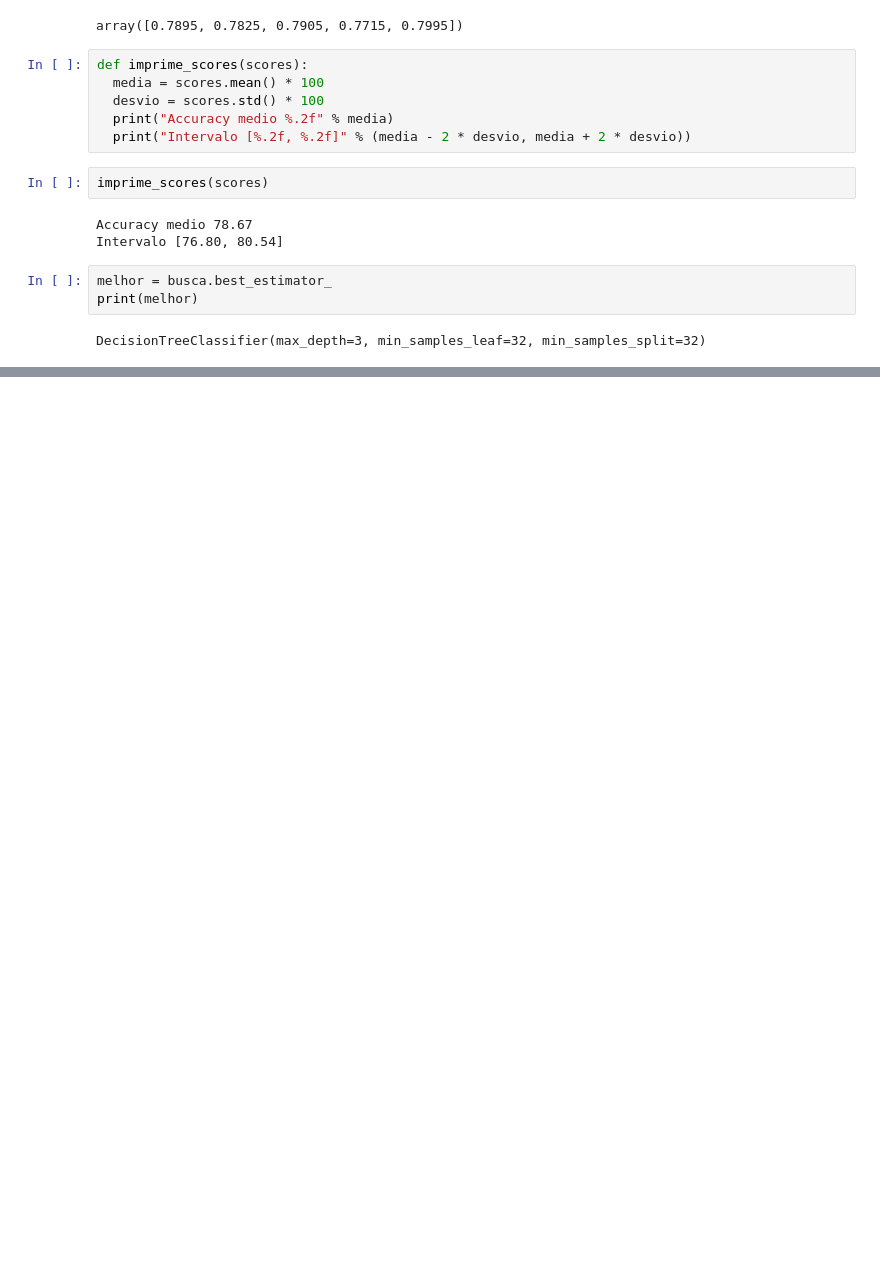
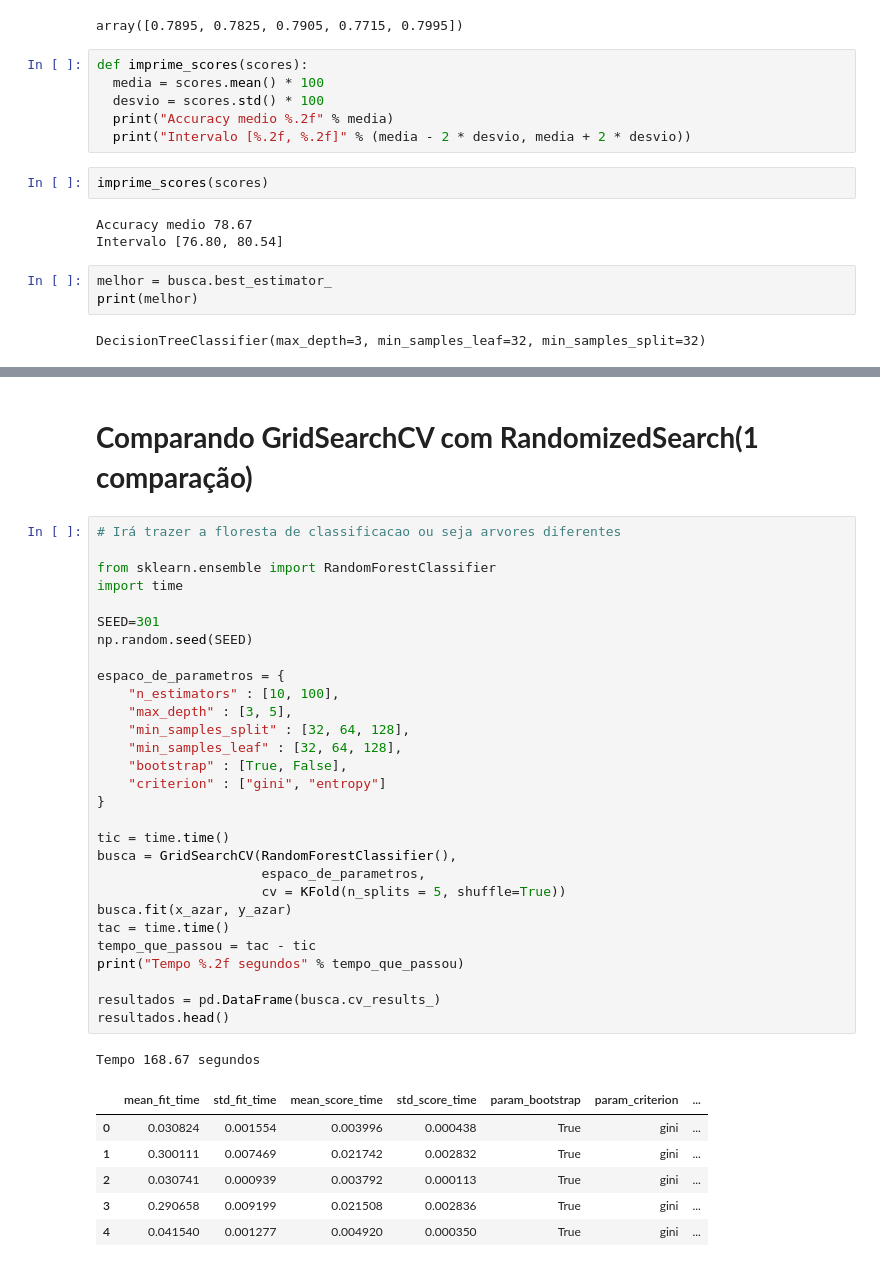
Before and after one commit to CleristonLima/Python, a Jupyter notebook: Introdução_a_machine_learning_otimização.ipynb, the cells around one changed output, grey strips where cells are left out. Cells and saved outputs as stored; diff of their text form; blank space fills up the shorter version.

```diff
--- a/Introdução_a_machine_learning_otimização.ipynb
+++ b/Introdução_a_machine_learning_otimização.ipynb
@@ -674,0 +848,39 @@ graph
+# %% [markdown]
+# **Comparando GridSearchCV com RandomizedSearch(1 comparação)**
+# %%
+# Irá trazer a floresta de classificacao ou seja arvores diferentes
+
+from sklearn.ensemble import RandomForestClassifier
+import time
+
+SEED=301
+np.random.seed(SEED)
+
+espaco_de_parametros = {
+    "n_estimators" : [10, 100],
+    "max_depth" : [3, 5],
+    "min_samples_split" : [32, 64, 128],
+    "min_samples_leaf" : [32, 64, 128],
+    "bootstrap" : [True, False],
+    "criterion" : ["gini", "entropy"]
+}
+
+tic = time.time()
+busca = GridSearchCV(RandomForestClassifier(),
+                     espaco_de_parametros,
+                     cv = KFold(n_splits = 5, shuffle=True))
+busca.fit(x_azar, y_azar)
+tac = time.time()
+tempo_que_passou = tac - tic
+print("Tempo %.2f segundos" % tempo_que_passou)
+
+resultados = pd.DataFrame(busca.cv_results_)
+resultados.head()
+# %% [output]
+Tempo 168.67 segundos
+|  | mean_fit_time | std_fit_time | mean_score_time | std_score_time | param_bootstrap | param_criterion | ... |
+| 0 | 0.030824 | 0.001554 | 0.003996 | 0.000438 | True | gini | ... |
+| 1 | 0.300111 | 0.007469 | 0.021742 | 0.002832 | True | gini | ... |
+| 2 | 0.030741 | 0.000939 | 0.003792 | 0.000113 | True | gini | ... |
+| 3 | 0.290658 | 0.009199 | 0.021508 | 0.002836 | True | gini | ... |
+| 4 | 0.041540 | 0.001277 | 0.004920 | 0.000350 | True | gini | ... |
```
Also changed, not shown: parts of 33 cells of this notebook.
